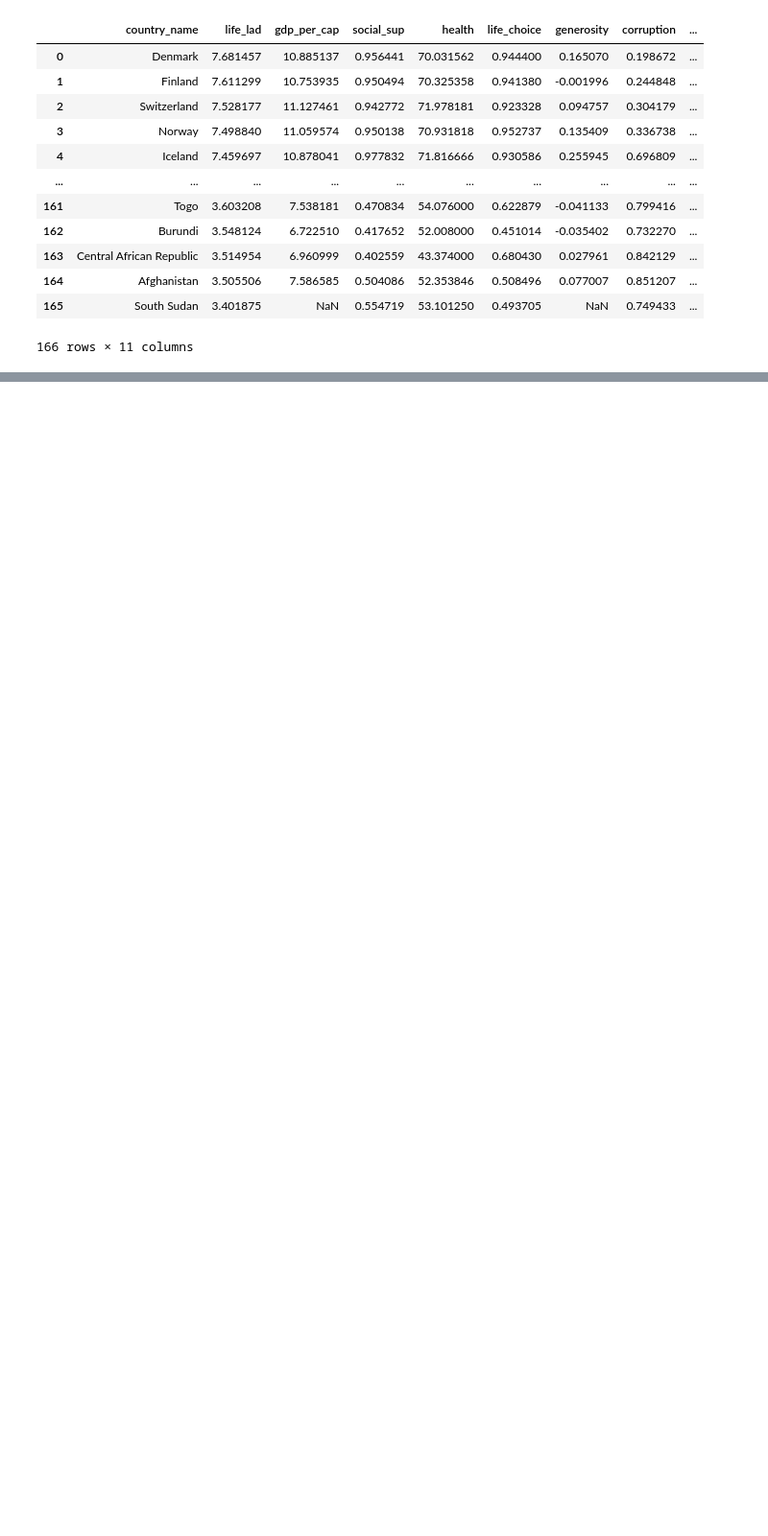
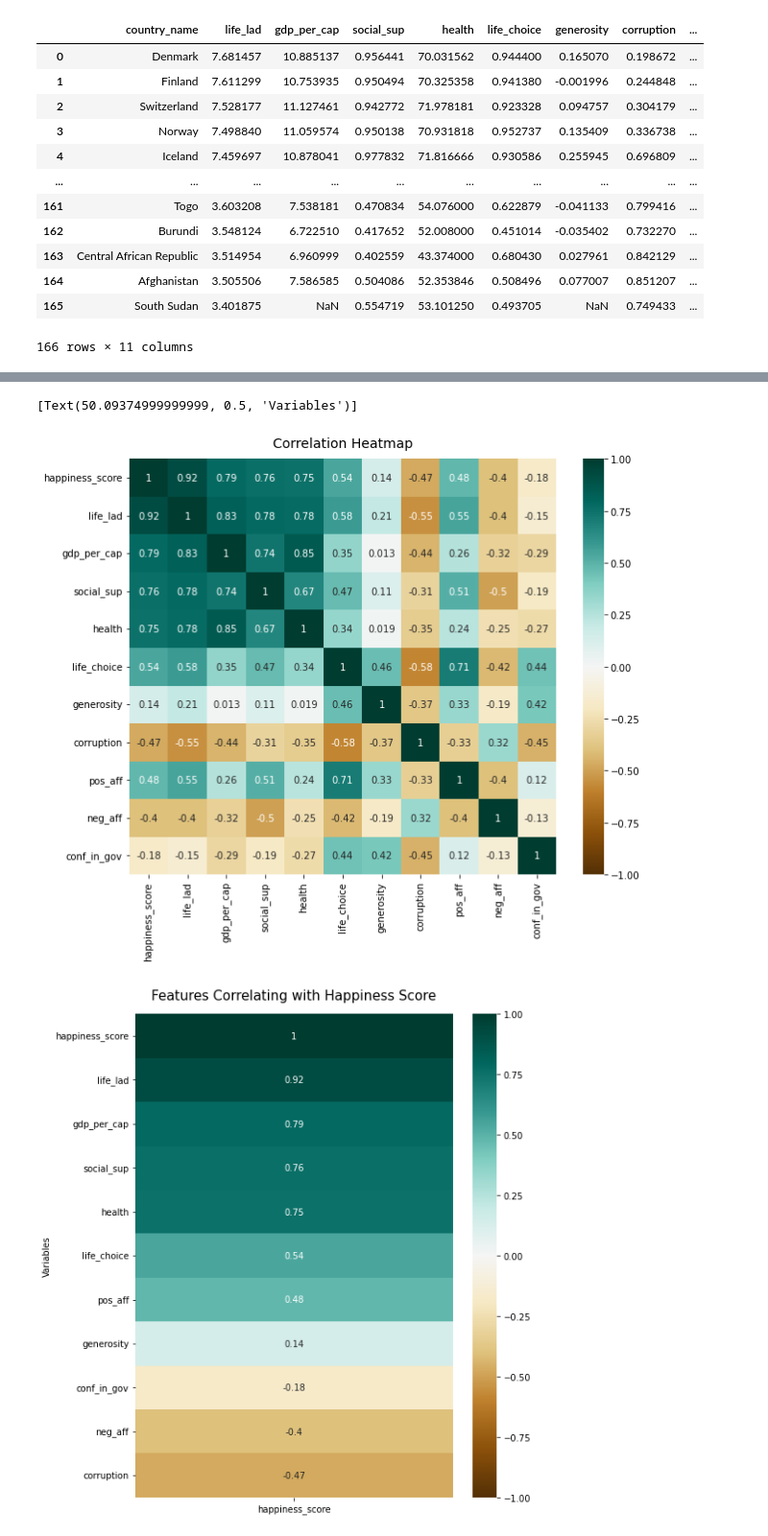
Before and after one commit to HikariJadeEmpire/TH_WLRD_Happiness_Project, a Jupyter notebook: WH_CodeSpace.ipynb, the cells around one changed output, grey strips where cells are left out. Shown at 96% size. Saved outputs shown, nothing was run; the diff lists cells and outputs as text; code cells hidden in the pictures; blank space fills up the shorter version.

```diff
--- a/WH_CodeSpace.ipynb
+++ b/WH_CodeSpace.ipynb
@@ -235,0 +257,23 @@ plt.bar( x=wh['life_lad'], height=wh['happiness_score'] )
+# %%
+# Prepare DATA
+
+nm_wh = wh.loc[wh['country_name'].notna(),:].rename(columns={'Country':'country'}).drop(columns=['country_name']).reset_index( drop=True )
+
+# To clarify the previous plot, we will use a correlation tool to find out which variables support the happiness score
+
+n_wh = nm_wh.iloc[:,1:]
+
+# Increase the size of the heatmap.
+plt.figure(figsize=(10, 8))
+
+heatmap = sns.heatmap(n_wh.corr(), vmin=-1, vmax=1, annot=True , cmap='BrBG')
+heatmap.set_title('Correlation Heatmap', fontdict={'fontsize':14}, pad=12)
+
+plt.figure(figsize=(8, 10))
+heatmap = sns.heatmap(n_wh.corr()[['happiness_score']].sort_values(by='happiness_score', ascending=False), vmin=-1, vmax=1, annot=True, cmap='BrBG')
+heatmap.set_title('Features Correlating with Happiness Score', fontdict={'fontsize':15}, pad=16)
+heatmap.set( ylabel='Variables')
+# %% [output]
+[Text(50.09374999999999, 0.5, 'Variables')]
+[figure, added]
+[figure, added]
```
Also changed, not shown: parts of 14 cells of this notebook, 1 other file.
